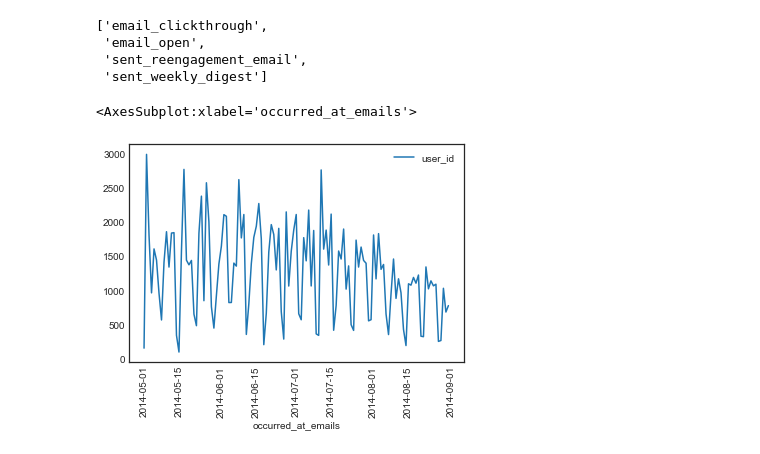
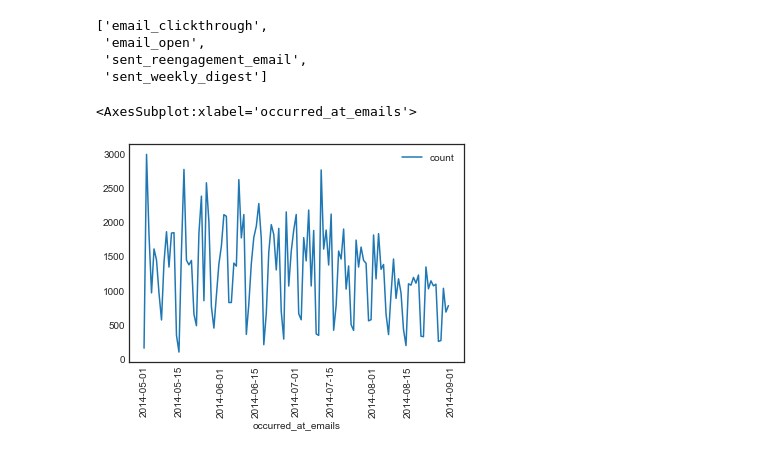
Before and after one commit to chiaracapuano/customercliffdive, a Jupyter notebook: ccd.ipynb, the cells around one changed output. Cells and saved outputs as stored; diff of their text form; code cells hidden in the pictures.

```diff
--- a/ccd.ipynb
+++ b/ccd.ipynb
@@ -247,9 +247,8 @@ significant_changes(df_email, 'action', 'occurred_at_emails')
  'sent_reengagement_email',
  'sent_weekly_digest']
 # %%
-
 reeng = df_email[df_email['action'] == 'sent_reengagement_email']
-reeng.plot(x='occurred_at_emails', y='user_id', rot = 90)
+reeng.plot(x='occurred_at_emails', y='count', rot = 90)
 # %% [output]
 <AxesSubplot:xlabel='occurred_at_emails'>
-[figure, old version]
+[figure, new version]
```
